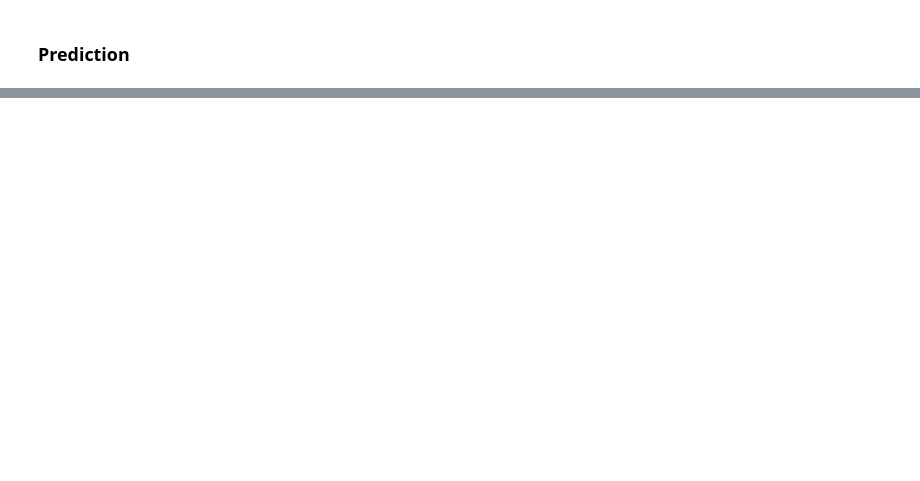
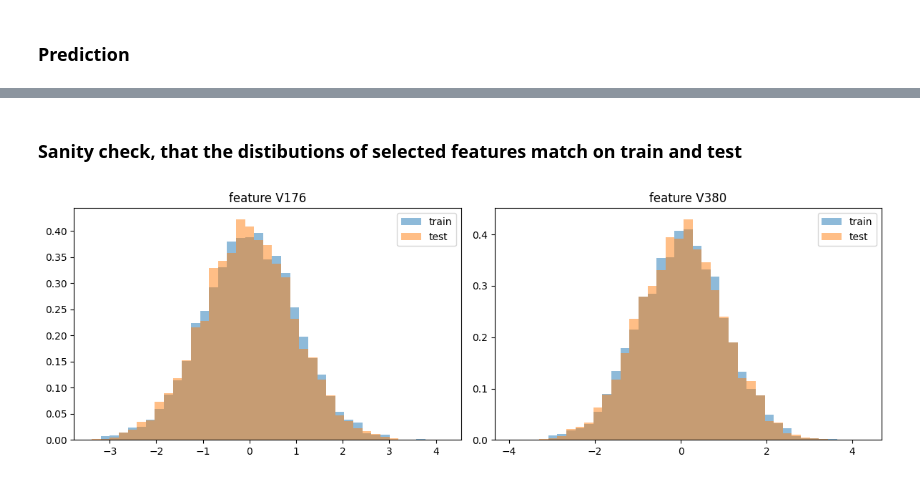
Before and after one commit to olaidczak/cost-sensitive-marketing, a Jupyter notebook: src/model/model_selection.ipynb, the cells around one changed output, grey strips where cells are left out. Drawn from its saved outputs; the diff is of its cells as text; code cells hidden in the pictures; blank space fills up the shorter version.

```diff
--- a/src/model/model_selection.ipynb
+++ b/src/model/model_selection.ipynb
@@ -278,0 +315,28 @@ array([4731, 2714, 1897, 2123, 3096,  524, 3500, 3412, 2688,  215, 3025,
+# %% [markdown]
+### Sanity check, that the distibutions of selected features match on train and test
+# %%
+import numpy as np
+import matplotlib.pyplot as plt
+
+data_dir = Path("../../data")
+x_train = pd.read_csv(data_dir / "x_train.txt", sep=" ")
+y_train = pd.read_csv(data_dir / "y_train.txt", sep=" ").values.ravel()
+x_test = pd.read_csv(data_dir / "x_test.txt", sep=" ")
+features = ['V176', 'V380']
+fig, axes = plt.subplots(1, 2, figsize=(12, 4))
+
+for i, f in enumerate(features):
+    tr = x_train[f]
+    te = x_test[f]
+    lo = min(tr.min(), te.min())
+    hi = max(tr.max(), te.max())
+    bins = np.linspace(lo, hi, 40)
+    axes[i].hist(tr, bins=bins, density=True, alpha=0.5, label="train")
+    axes[i].hist(te, bins=bins, density=True, alpha=0.5, label="test")
+    axes[i].set_title(f"feature {f}")
+    axes[i].legend()
+
+plt.tight_layout()
+plt.show()
+# %% [output]
+[figure, added]
```
Also changed, not shown: parts of 15 cells of this notebook, 3 other files.
